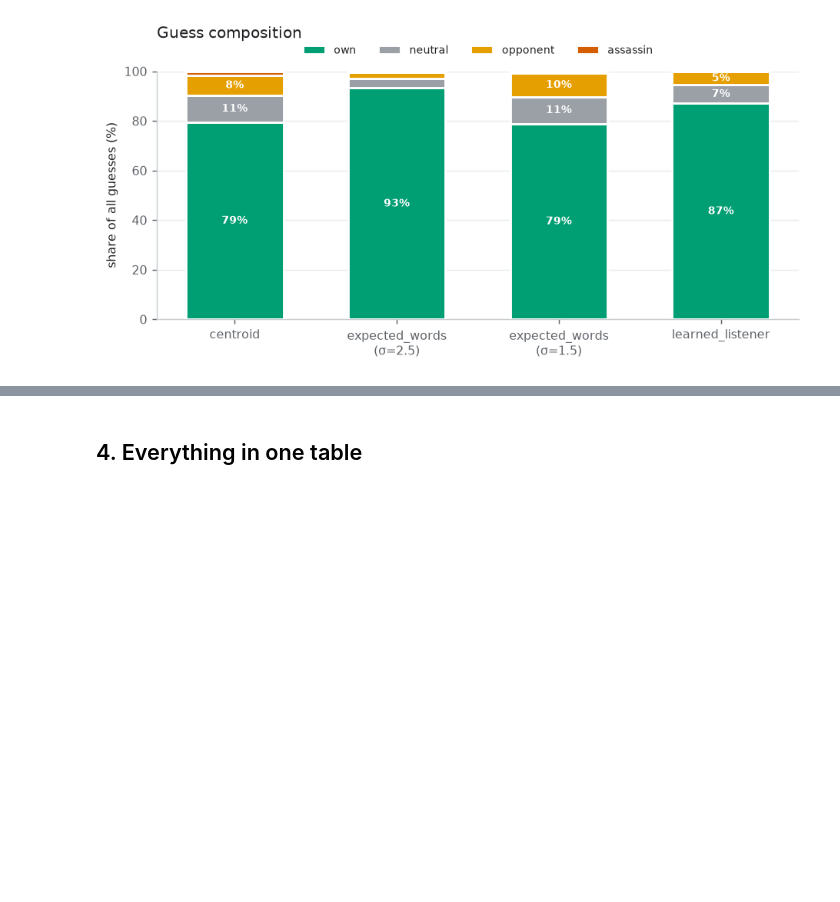
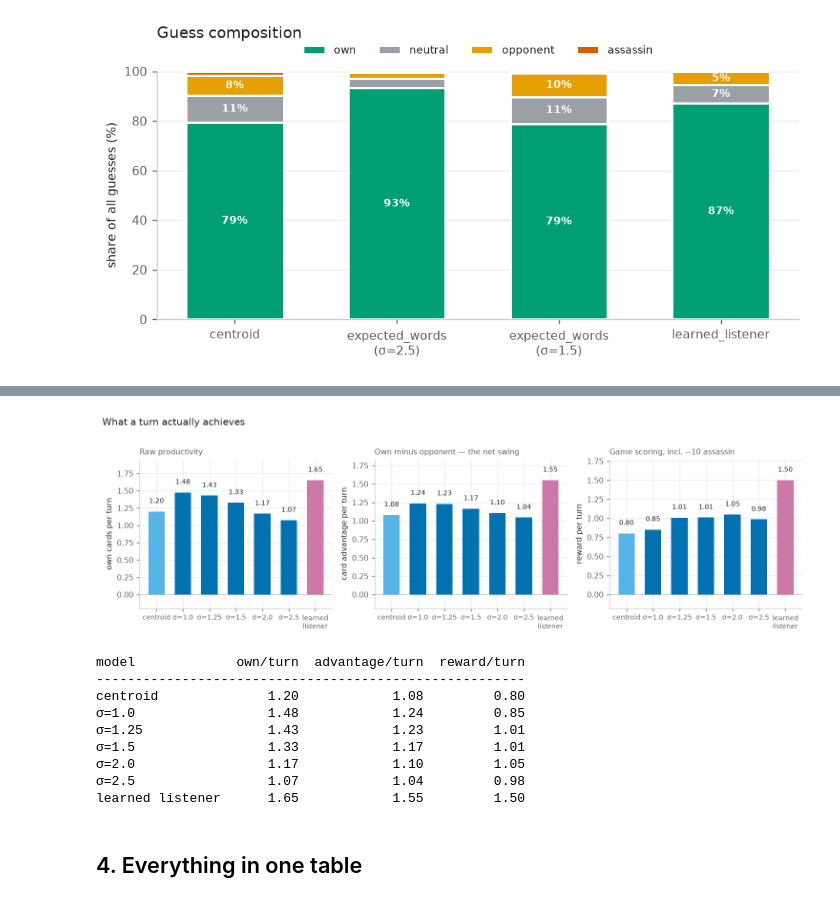
Before and after one commit to shanelee2027/CodenamesAI, a Jupyter notebook: notebooks/arena_results.ipynb, the cells around one changed output, grey strips where cells are left out. Saved outputs shown, nothing was run; the diff lists cells and outputs as text; code cells hidden in the pictures; blank space fills up the shorter version.

```diff
--- a/notebooks/arena_results.ipynb
+++ b/notebooks/arena_results.ipynb
@@ -97,7 +97,7 @@ def collect(label_filter):
     Returns {spymaster: stats}, where a 'win' is credited to the spymaster
     sitting on the winning side."""
     agg = defaultdict(lambda: {"games": 0, "wins": 0, "clues": 0, "k_sum": 0,
-                               "assassin_games": 0,
+                               "assassin_games": 0, "reward_sum": 0.0,
                                "guesses": defaultdict(int), "opponents": set()})
     for (label, seed), (winner, turns) in GAMES.items():
         if not label_filter(label) or "|" not in label:
@@ -114,10 +114,16 @@ def collect(label_filter):
             agg[who]["k_sum"] += t.get("number", 0) or 0
             for _, role in t.get("guesses", []):
                 agg[who]["guesses"][role] += 1
+                agg[who]["reward_sum"] += REWARD.get(role, 0.0)
             if t.get("ended_reason") == "assassin":
                 agg[who]["assassin_games"] += 1
     for s in agg.values():
         s["mean_k"] = s["k_sum"] / max(s["clues"], 1)
+        # Per-TURN rates: a turn is one clue, so these divide by clue count.
+        n_turns = max(s["clues"], 1)
+        s["own_per_turn"] = s["guesses"]["own"] / n_turns
+        s["advantage_per_turn"] = (s["guesses"]["own"] - s["guesses"]["opponent"]) / n_turns
+        s["reward_per_turn"] = s["reward_sum"] / n_turns
         s["win_rate"] = s["wins"] / max(s["games"], 1)
         s["assassin_rate"] = s["assassin_games"] / max(s["games"], 1)
         tot = sum(s["guesses"].values())
@@ -125,6 +131,11 @@ def collect(label_filter):
         s["ci"] = wilson(s["wins"], s["games"])
     return dict(agg)
 
+
+# The game's own scoring, used for reward per turn: every own word a turn
+# reveals is worth +1, and a turn that ends on someone else's word is charged
+# for it. The assassin at -10 is what makes caution worth paying for.
+REWARD = {"own": 1.0, "neutral": -0.2, "opponent": -1.0, "assassin": -10.0}
 
 # The sigma ladder: each value of sigma played head-to-head against centroid.
 LADDER = {
@@ -288,3 +314,50 @@ plt.tight_layout(); plt.show()
+# %%
+PANEL = [("centroid", panel["centroid"]),
+         ("σ=1.0", ladder["σ = 1.0"]), ("σ=1.25", ladder["σ = 1.25"]),
+         ("σ=1.5", ladder["σ = 1.5"]), ("σ=2.0", ladder["σ = 2.0"]),
+         ("σ=2.5", ladder["σ = 2.5"]),
+         ("learned\nlistener", head["vs σ=1.5 baseline"]["learned_listener"])]
+labels = [n for n, _ in PANEL]
+cols = [SKY] + [BLUE] * 5 + [PURPLE]
+
+metrics = [("own_per_turn", "own cards per turn", "Raw productivity"),
+           ("advantage_per_turn", "card advantage per turn", "Own minus opponent — the net swing"),
+           ("reward_per_turn", "reward per turn", "Game scoring, incl. −10 assassin")]
+
+fig, axes = plt.subplots(1, 3, figsize=(11.5, 3.5))
+for ax, (key, ylab, sub) in zip(axes, metrics):
+    vals = np.array([s[key] for _, s in PANEL])
+    # Reward goes negative, so bars grow from zero rather than the axis floor.
+    ax.bar(labels, vals, color=cols, width=0.62, zorder=3)
+    ax.axhline(0, color="#C8CCD0", lw=1.0, zorder=2)
+    pad = (vals.max() - min(vals.min(), 0)) * 0.06 or 0.05
+    for i, v in enumerate(vals):
+        ax.text(i, v + (pad if v >= 0 else -pad), f"{v:.2f}", ha="center",
+                va="bottom" if v >= 0 else "top", fontsize=8, color=INK)
+    ax.set_ylabel(ylab)
+    ax.set_title(sub, loc="left", fontsize=9, color=MUTED)
+    lo_, hi_ = min(vals.min(), 0), vals.max()
+    ax.set_ylim(lo_ - abs(lo_) * 0.35 - pad * 2, hi_ + pad * 3)
+    ax.tick_params(axis="x", labelsize=8)
+fig.suptitle("What a turn actually achieves", x=0.007, ha="left", fontsize=11, y=1.02)
+plt.tight_layout(); plt.show()
+
+hdr = f"{'model':16s} {'own/turn':>9s} {'advantage/turn':>15s} {'reward/turn':>12s}"
+print(hdr); print("-" * len(hdr))
+for name, s in PANEL:
+    print(f"{name.replace(chr(10), ' '):16s} {s['own_per_turn']:9.2f} "
+          f"{s['advantage_per_turn']:15.2f} {s['reward_per_turn']:12.2f}")
+# %% [output]
+[figure, added]
+model             own/turn  advantage/turn  reward/turn
+-------------------------------------------------------
+centroid              1.20            1.08         0.80
+σ=1.0                 1.48            1.24         0.85
+σ=1.25                1.43            1.23         1.01
+σ=1.5                 1.33            1.17         1.01
+σ=2.0                 1.17            1.10         1.05
+σ=2.5                 1.07            1.04         0.98
+learned listener      1.65            1.55         1.50
 # %% [markdown]
 ## 4. Everything in one table
 # %%
```
Also changed, not shown: parts of 2 cells of this notebook, 2 other files.
